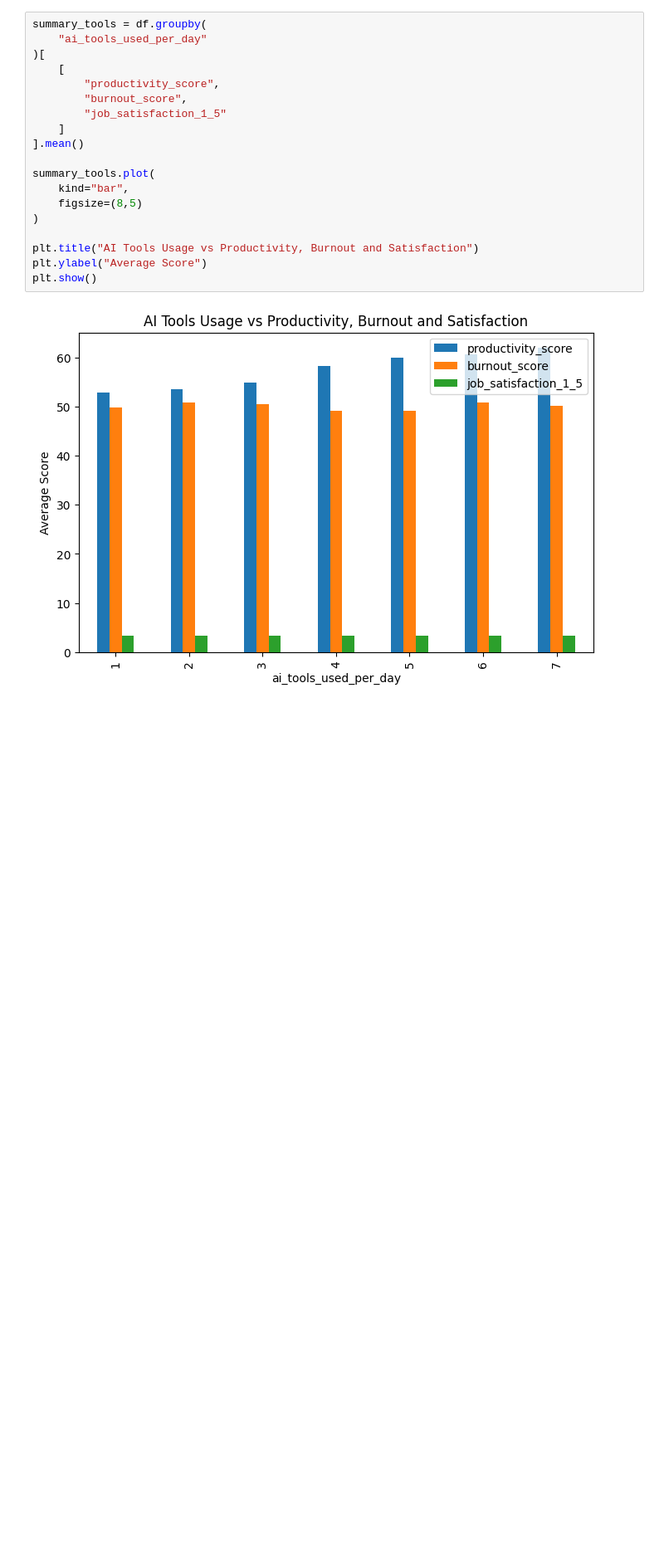
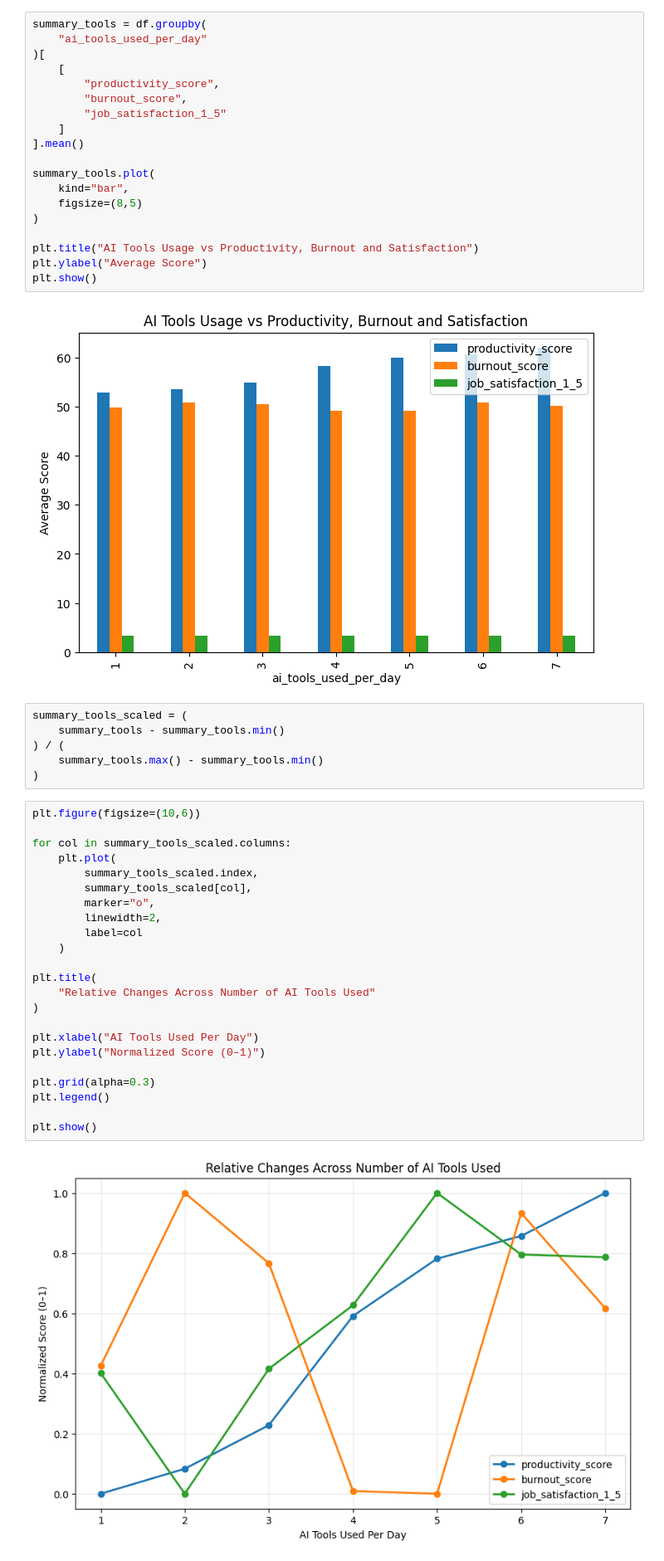
Before and after one commit to mariaravi/PP, a Jupyter notebook: notebooks/07_ai_burnout_eda.ipynb, the cells around one changed output. Shown at 83% size. Drawn from its saved outputs; the diff is of its cells as text; blank space fills up the shorter version.

```diff
--- a/notebooks/07_ai_burnout_eda.ipynb
+++ b/notebooks/07_ai_burnout_eda.ipynb
@@ -481,3 +482,34 @@ plt.ylabel("Average Score")
 plt.show()
 # %% [output]
 [figure]
+# %%
+summary_tools_scaled = (
+    summary_tools - summary_tools.min()
+) / (
+    summary_tools.max() - summary_tools.min()
+)
+# %%
+plt.figure(figsize=(10,6))
+
+for col in summary_tools_scaled.columns:
+    plt.plot(
+        summary_tools_scaled.index,
+        summary_tools_scaled[col],
+        marker="o",
+        linewidth=2,
+        label=col
+    )
+
+plt.title(
+    "Relative Changes Across Number of AI Tools Used"
+)
+
+plt.xlabel("AI Tools Used Per Day")
+plt.ylabel("Normalized Score (0–1)")
+
+plt.grid(alpha=0.3)
+plt.legend()
+
+plt.show()
+# %% [output]
+[figure, added]
```
Also changed, not shown: parts of 14 cells of this notebook, 1 other file.
